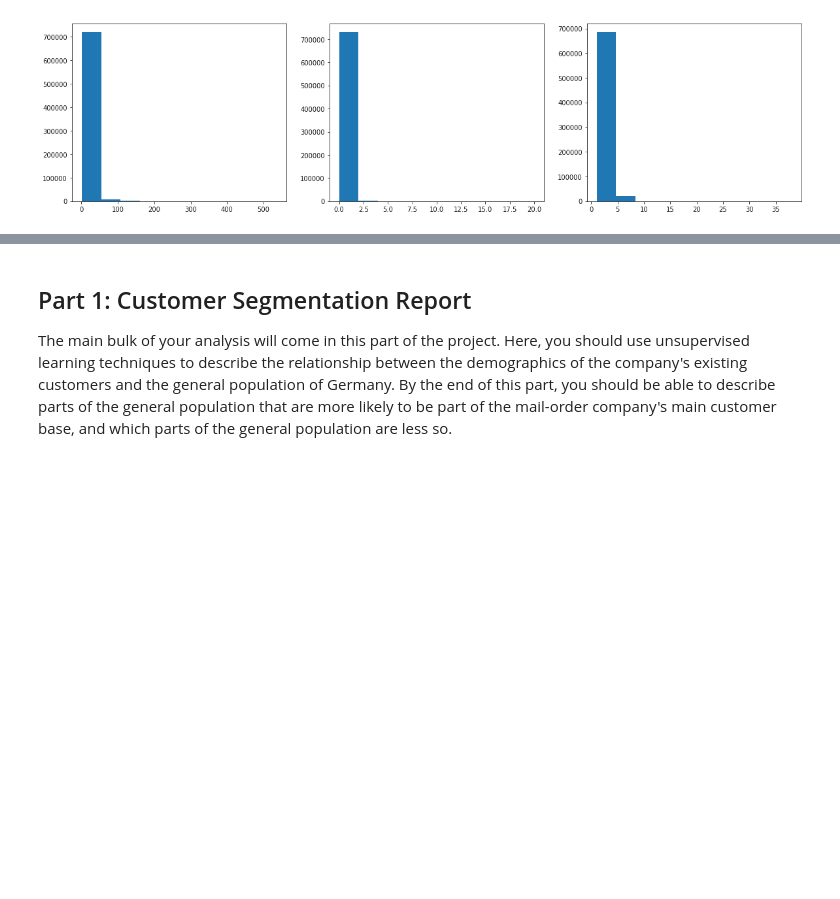
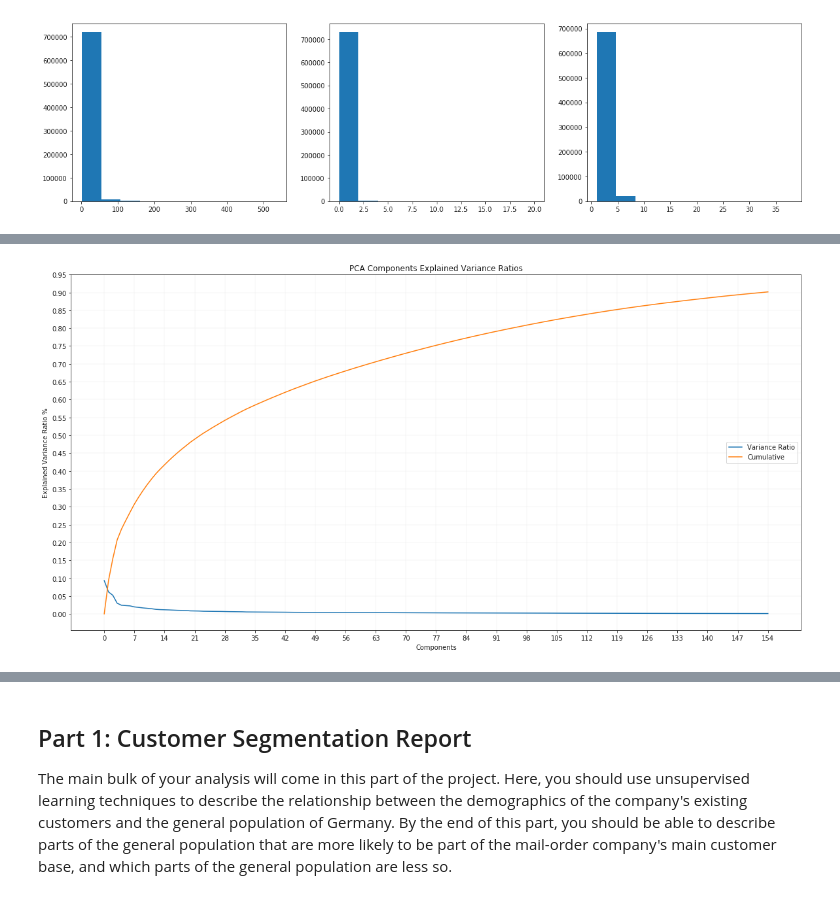
Before and after one commit to santamm/Customer-Segmentation, a Jupyter notebook: Arvato Project Workbook.ipynb, the cells around one changed output, grey strips where cells are left out. Cells and saved outputs as stored; diff of their text form; code cells hidden in the pictures; blank space fills up the shorter version.

```diff
--- a/Arvato Project Workbook.ipynb
+++ b/Arvato Project Workbook.ipynb
@@ -603,0 +722,11 @@ imputer_4 = SimpleImputer(strategy='mean')
+# %%
+#The pca without parameters returned all the 431 components (same as n. of features)
+#The plot shows that over 80% of the variance is explained by the first 95 components, 90% by the first 155 components and after that it increases very slowly
+#So we will run it again but this time we want only 155 components
+pca = PCA(n_components=155)
+pca.fit(azdias)
+azdias_pca = pca.transform(azdias)
+# %%
+show_pca(pca)
+# %% [output]
+[figure, added]
```
Also changed, not shown: parts of 37 cells of this notebook.
